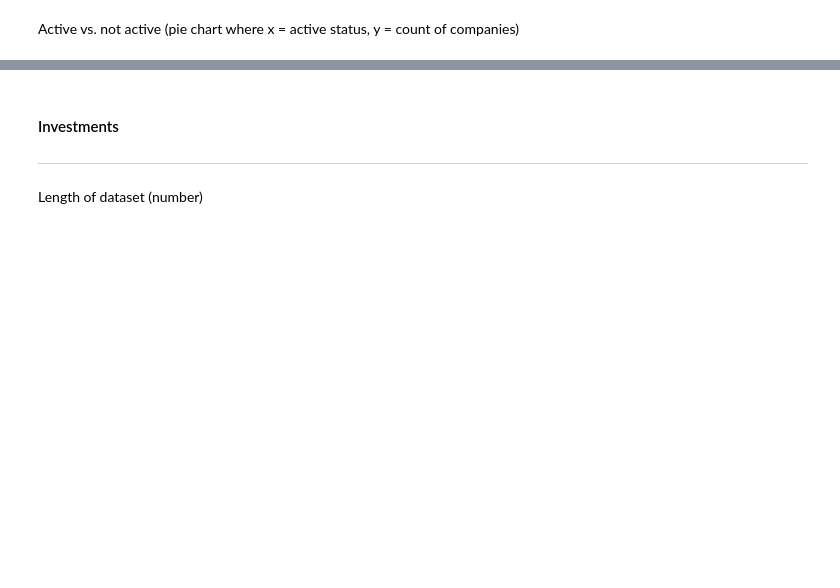
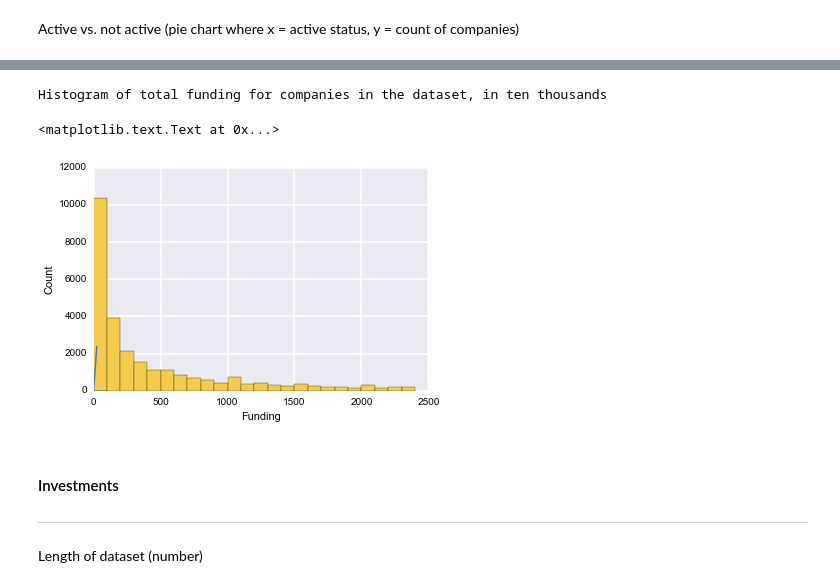
Before and after one commit to prabhamatta/Crunch-It, a Jupyter notebook: CrunchIt.ipynb, the cells around one changed output, grey strips where cells are left out. Drawn from its saved outputs; the diff is of its cells as text; code cells hidden in the pictures; blank space fills up the shorter version.

```diff
--- a/CrunchIt.ipynb
+++ b/CrunchIt.ipynb
@@ -118,3 +213,18 @@ Histogram for # of employees (x=number of employees, y = count of companies
+# %%
+#exclude rows where we do not have a total funding value
+s = all_companies.funding_total_usd[all_companies.funding_total_usd >= 1]
+
+#show values in 10 thousands
+s = numpy.around(s/10000)
+n, bins, patches = plt.hist(s,bins=range(0,2500,100),color=COLOR_ORANGE)
+print 'Histogram of total funding for companies in the dataset, in ten thousands'
+plt.plot(bins)
+plt.xlabel('Funding')
+plt.ylabel('Count')
+# %% [output]
+Histogram of total funding for companies in the dataset, in ten thousands
+<matplotlib.text.Text at 0x...>
+[figure, added]
 # %% [markdown]
 <h2 style="font-size:15px; line-height:0px">Investments</h2><hr style="line-height:0px;margin-bottom:-10px"/>
 # %% [markdown]
```
Also changed, not shown: parts of 51 cells of this notebook, 3 other files.
